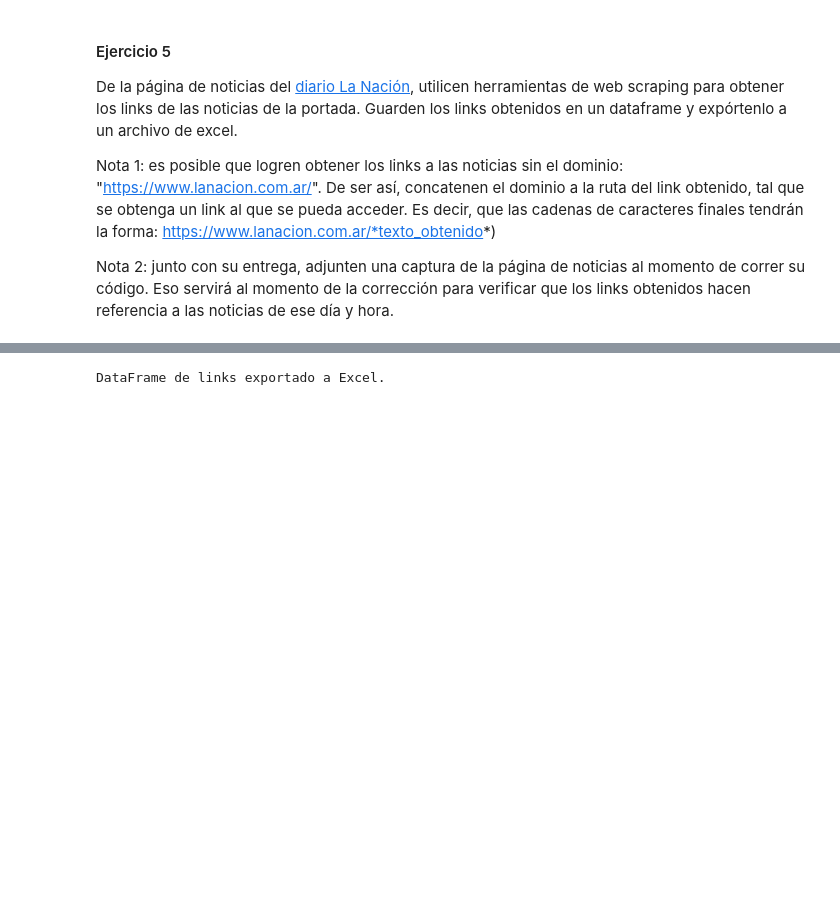
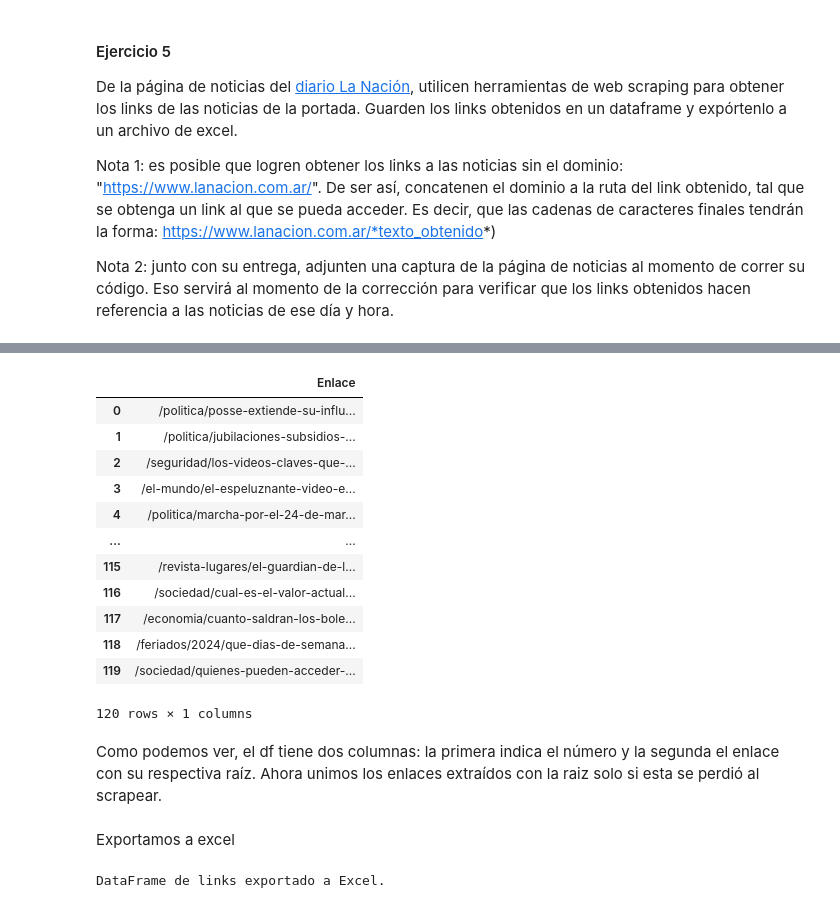
Before and after one commit to fedear402/E337-BD-TPS-G1, a Jupyter notebook: TP1/TP1 - Parte 2.ipynb, the cells around one changed output, grey strips where cells are left out. Saved outputs shown, nothing was run; the diff lists cells and outputs as text; code cells hidden in the pictures; blank space fills up the shorter version.

```diff
--- a/TP1/TP1 - Parte 2.ipynb
+++ b/TP1/TP1 - Parte 2.ipynb
@@ -209,14 +201,30 @@ print(type(total_links))
 # %%
-# Ahora creamos una lista vacía para completar con los enlaces correspondientes
+total_links = soup.select('article>a')
+
 links = []
 
 for link in total_links:
     a_text = link.get('href')
-    #print(a_text)
-
     links.append({
         'Enlace': a_text
     })
 
 links_df = pd.DataFrame(links)
+links_df
+# %% [output]
+|  | Enlace |
+| 0 | /politica/posse-extiende-su-influ... |
+| 1 | /politica/jubilaciones-subsidios-... |
+| 2 | /seguridad/los-videos-claves-que-... |
+| 3 | /el-mundo/el-espeluznante-video-e... |
+| 4 | /politica/marcha-por-el-24-de-mar... |
+| ... | ... |
+| 115 | /revista-lugares/el-guardian-de-l... |
+| 116 | /sociedad/cual-es-el-valor-actual... |
+| 117 | /economia/cuanto-saldran-los-bole... |
+| 118 | /feriados/2024/que-dias-de-semana... |
+| 119 | /sociedad/quienes-pueden-acceder-... |
+120 rows × 1 columns
+# %% [markdown]
+Como podemos ver, el df tiene dos columnas: la primera indica el número y la segunda el enlace con su respectiva raíz. Ahora unimos los enlaces extraídos con la raiz solo si esta se perdió al scrapear.
 # %%
@@ -226,6 +232,8 @@ for index, row in links_df.iterrows():
     i = row['Enlace']
     if not i.startswith(url):
         links_df.at[index, 'Enlace'] = url + i
+# %% [markdown]
+Exportamos a excel
 # %%
 # ruta_excel = 'C:\rena\FACULTAD\MATERIAS\IV\I\BIG DATA\Tutoriales\TP 1\DF.xlsx'
 ruta_excel = "/Users/federicolopez/Library/CloudStorage/OneDrive-Personal/Documents/UDESA/07/BIGDATA/TUTORIALES/E337-BD-TPS-G1/TP1/links.xlsx"
```
Also changed, not shown: parts of 6 cells of this notebook.
